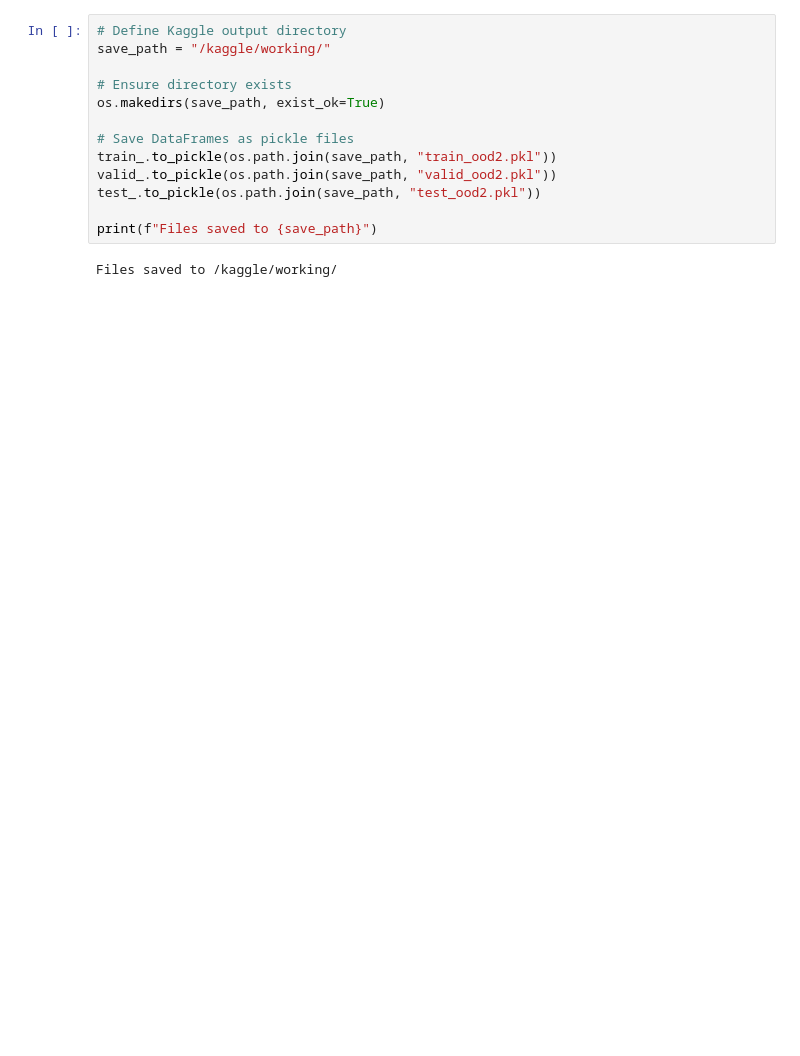
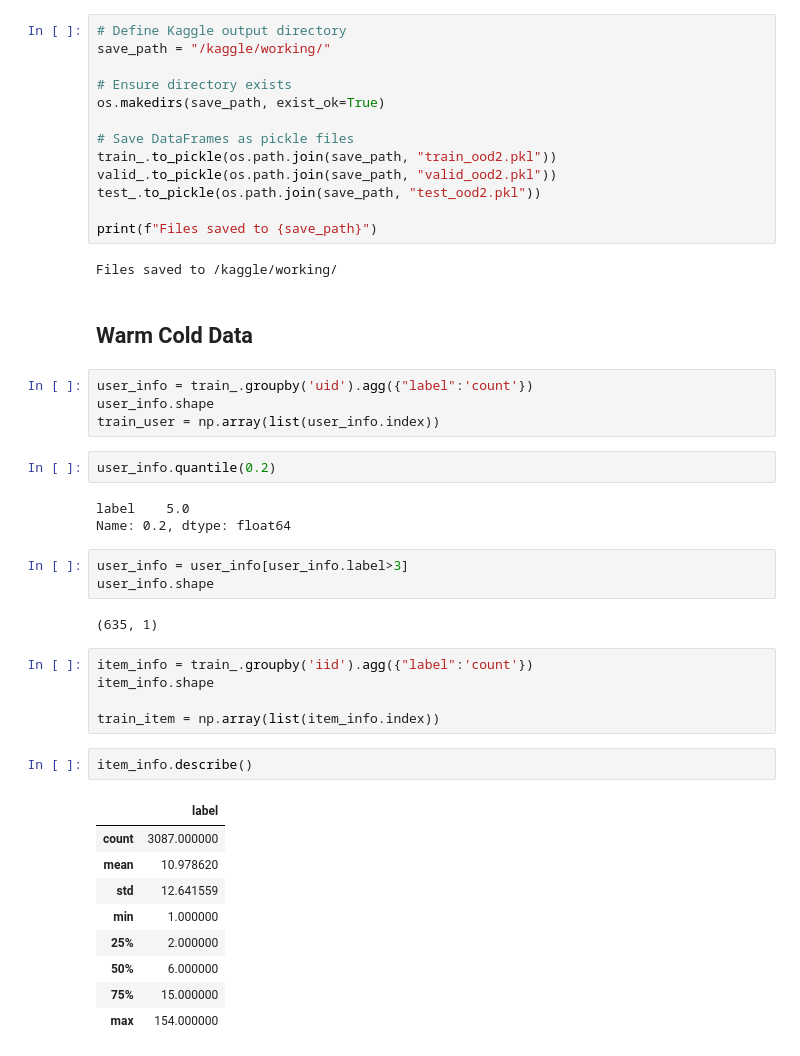
Before and after one commit to kechenkristin/RecLLM, a Jupyter notebook: movie-lens-dp.ipynb, the cells around one changed output. Saved outputs shown, nothing was run; the diff lists cells and outputs as text; blank space fills up the shorter version.

```diff
--- a/movie-lens-dp.ipynb
+++ b/movie-lens-dp.ipynb
@@ -262,3 +262,36 @@ test_.to_pickle(os.path.join(save_path, "test_ood2.pkl"))
 print(f"Files saved to {save_path}")
 # %% [output]
 Files saved to /kaggle/working/
+# %% [markdown]
+## Warm Cold Data
+# %%
+user_info = train_.groupby('uid').agg({"label":'count'})
+user_info.shape
+train_user = np.array(list(user_info.index))
+# %%
+user_info.quantile(0.2)
+# %% [output]
+label    5.0
+Name: 0.2, dtype: float64
+# %%
+user_info = user_info[user_info.label>3]
+user_info.shape
+# %% [output]
+(635, 1)
+# %%
+item_info = train_.groupby('iid').agg({"label":'count'})
+item_info.shape
+
+train_item = np.array(list(item_info.index))
+# %%
+item_info.describe()
+# %% [output]
+|  | label |
+| count | 3087.000000 |
+| mean | 10.978620 |
+| std | 12.641559 |
+| min | 1.000000 |
+| 25% | 2.000000 |
+| 50% | 6.000000 |
+| 75% | 15.000000 |
+| max | 154.000000 |
```
Also changed, not shown: parts of 12 cells of this notebook.
